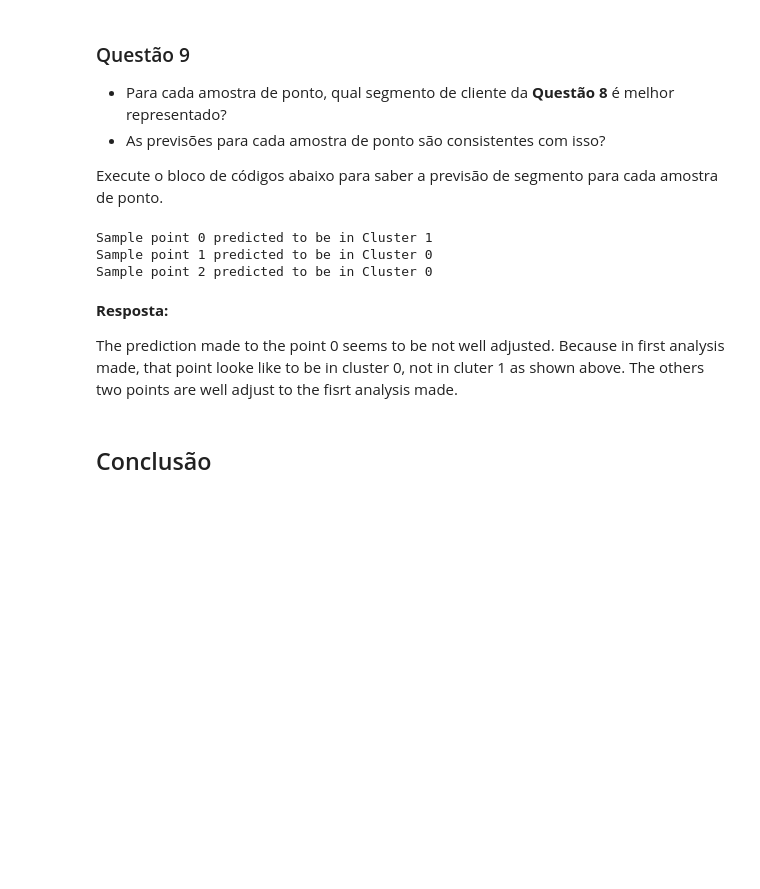
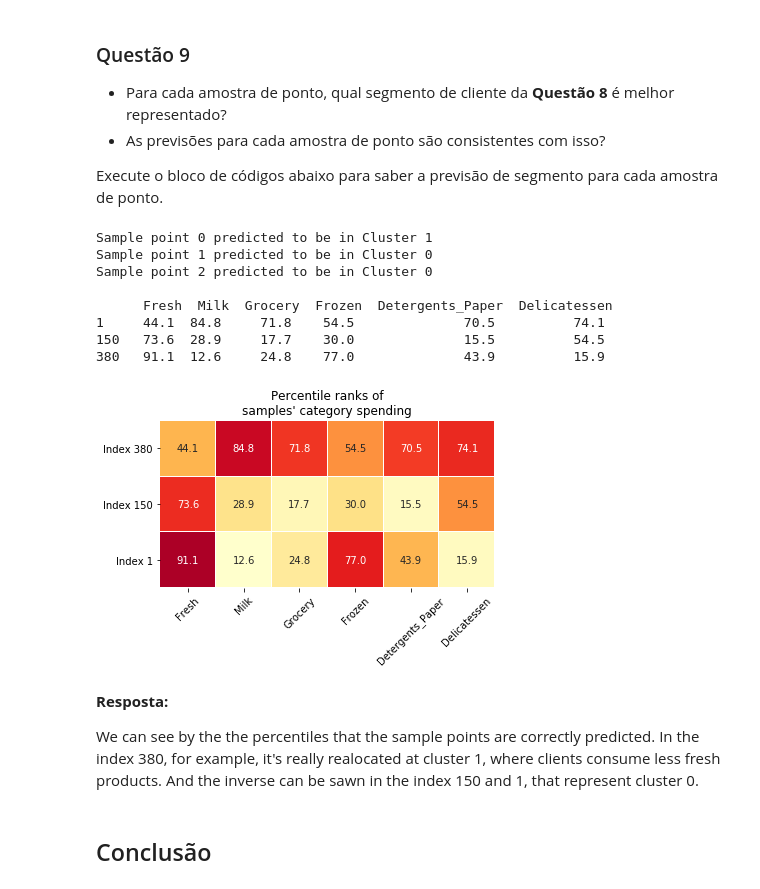
Before and after one commit to brunoitalobenevides/Clustering_DataScience, a Jupyter notebook: customer_segments_PT.ipynb, the cells around one changed output. Cells and saved outputs as stored; diff of their text form; code cells hidden in the pictures; blank space fills up the shorter version.

```diff
--- a/customer_segments_PT.ipynb
+++ b/customer_segments_PT.ipynb
@@ -553,18 +566,35 @@ It looks like clients from segment 5 belongs to retail markets while clients fro
 - As previsões para cada amostra de ponto são consistentes com isso?
 
 Execute o bloco de códigos abaixo para saber a previsão de segmento para cada amostra de ponto.
-# %%
-# Mostre as previsões
-for i, pred in enumerate(sample_preds):
-    print ("Sample point", i, "predicted to be in Cluster", pred)
-# %% [output]
-Sample point 0 predicted to be in Cluster 1
-Sample point 1 predicted to be in Cluster 0
-Sample point 2 predicted to be in Cluster 0
-# %% [markdown]
-**Resposta:**
-
-The prediction made to the point 0 seems to be not well adjusted. Because in first analysis made, that point looke like to be in cluster 0, not in cluter 1 as shown above. The others two points are well adjust to the fisrt analysis made.
+# %%
+# Mostre as previsões
+for i, pred in enumerate(sample_preds):
+    print ("Sample point", i, "predicted to be in Cluster", pred)
+
+import seaborn as sns
+# Verificando os percentis
+pcts = 100. * data.rank(axis=0, pct=True).iloc[indices].round(decimals=3)
+print ("\n", pcts)
+
+# Utilizando a function heatmap do seaborn
+sns.heatmap(pcts, annot=True, linewidth=.1, vmax=99, fmt='.1f', cmap='YlOrRd', square=True, cbar=False)
+plt.yticks([2.5,1.5,.5], ['Index '+str(x) for x in indices], rotation='horizontal')
+plt.xticks(rotation=45, ha='center')
+plt.title('Percentile ranks of\nsamples\' category spending');
+# %% [output]
+Sample point 0 predicted to be in Cluster 1
+Sample point 1 predicted to be in Cluster 0
+Sample point 2 predicted to be in Cluster 0
+
+      Fresh  Milk  Grocery  Frozen  Detergents_Paper  Delicatessen
+1     44.1  84.8     71.8    54.5              70.5          74.1
+150   73.6  28.9     17.7    30.0              15.5          54.5
+380   91.1  12.6     24.8    77.0              43.9          15.9
+[figure, added]
+# %% [markdown]
+**Resposta:**
+
+We can see by the the percentiles that the sample points are correctly predicted. In the index 380, for example, it's really realocated at cluster 1, where clients consume less fresh products. And the inverse can be sawn in the index 150 and 1, that represent cluster 0.
 # %% [markdown]
 ## Conclusão
 # %% [markdown]
```
Also changed, not shown: parts of 9 cells of this notebook, 2 other files.
